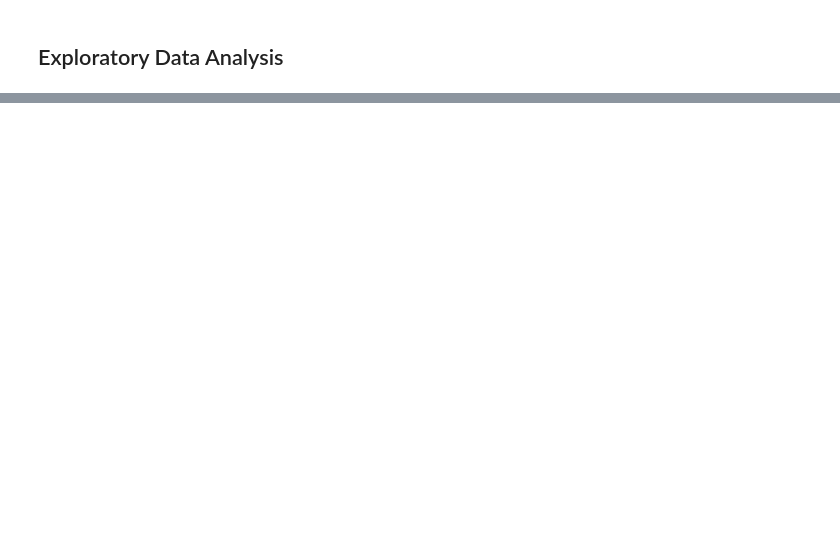
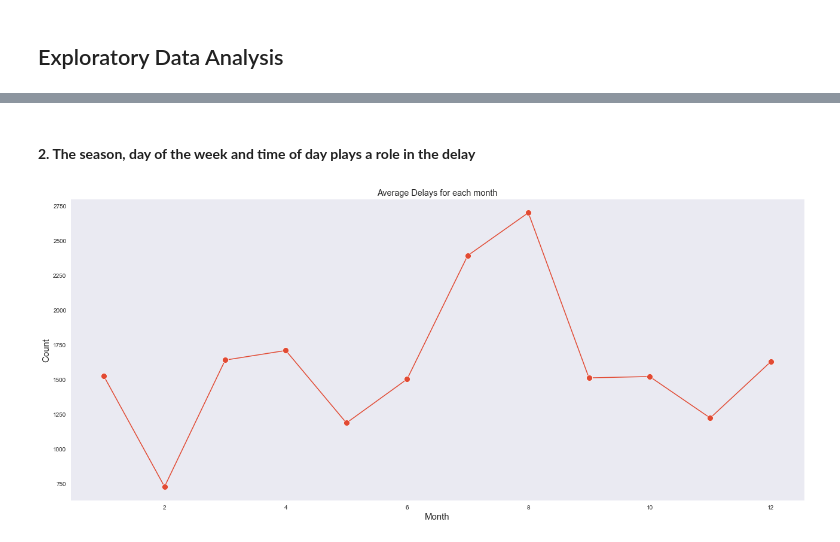
Before and after one commit to MalinSoetbeer/flight_delayed_challenge, a Jupyter notebook: flight_delayed_evo.ipynb, the cells around one changed output, grey strips where cells are left out. Saved outputs shown, nothing was run; the diff lists cells and outputs as text; code cells hidden in the pictures; blank space fills up the shorter version.

```diff
--- a/flight_delayed_evo.ipynb
+++ b/flight_delayed_evo.ipynb
@@ -251,0 +379,20 @@ airports
+# %% [markdown]
+#### __2. The season, day of the week and time of day plays a role in the delay__
+# %%
+sns.set_style("dark")
+df_delay = pd.DataFrame(train_airport_df.query("delay_or_onTime == 'delay'").value_counts().reset_index())
+fig, ax = plt.subplots(figsize=(18,8))
+
+df_month_count = pd.DataFrame(df_delay["DATOP"].map(lambda d: d.month).value_counts()\
+    .reset_index().rename(columns={"DATOP":"count", "index":"month"}))
+df_month_count["count"] = df_month_count["count"].apply(lambda x: x/train_airport_df["year"].nunique())
+
+ax = sns.lineplot(y="count", x="month",data=df_month_count.reset_index(), marker="o",markersize=10)
+
+ax.set_xlabel("Month",fontsize=15)
+ax.set_ylabel("Count",fontsize=15)
+ax.set_title("Average Delays for each month")
+
+plt.tight_layout()
+# %% [output]
+[figure, added]
```
Also changed, not shown: parts of 50 cells of this notebook, 2 other files.
